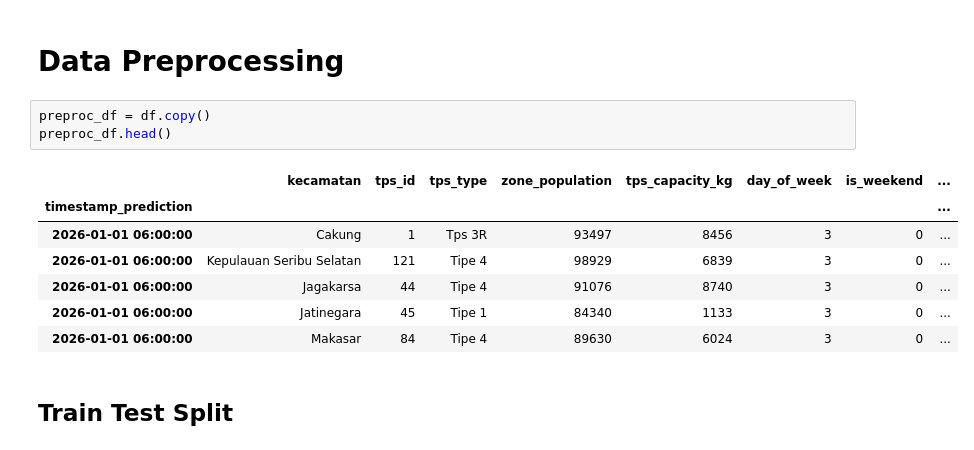
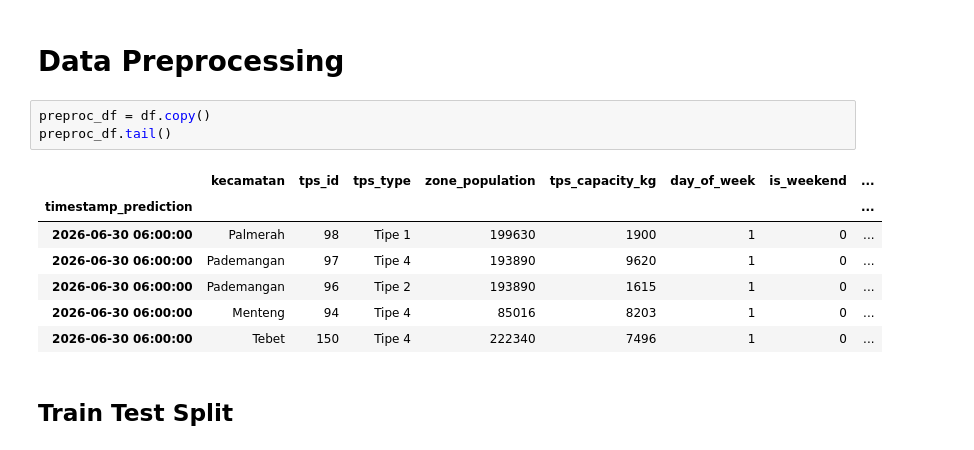
Before and after one commit to Falrafa4/samling-ai, a Jupyter notebook: backend/app/ai/models/waste_volume/Waste Volume Predictions.ipynb, the cells around one changed output. Cells and saved outputs as stored; diff of their text form.

```diff
--- a/backend/app/ai/models/waste_volume/Waste Volume Predictions.ipynb
+++ b/backend/app/ai/models/waste_volume/Waste Volume Predictions.ipynb
@@ -204,15 +204,15 @@ plt.show()
 # **Data Preprocessing**
 # %%
 preproc_df = df.copy()
-preproc_df.head()
+preproc_df.tail()
 # %% [output]
 |  | kecamatan | tps_id | tps_type | zone_population | tps_capacity_kg | day_of_week | is_weekend | ... |
 | timestamp_prediction |  |  |  |  |  |  |  | ... |
-| 2026-01-01 06:00:00 | Cakung | 1 | Tps 3R | 93497 | 8456 | 3 | 0 | ... |
-| 2026-01-01 06:00:00 | Kepulauan Seribu Selatan | 121 | Tipe 4 | 98929 | 6839 | 3 | 0 | ... |
-| 2026-01-01 06:00:00 | Jagakarsa | 44 | Tipe 4 | 91076 | 8740 | 3 | 0 | ... |
-| 2026-01-01 06:00:00 | Jatinegara | 45 | Tipe 1 | 84340 | 1133 | 3 | 0 | ... |
-| 2026-01-01 06:00:00 | Makasar | 84 | Tipe 4 | 89630 | 6024 | 3 | 0 | ... |
+| 2026-06-30 06:00:00 | Palmerah | 98 | Tipe 1 | 199630 | 1900 | 1 | 0 | ... |
+| 2026-06-30 06:00:00 | Pademangan | 97 | Tipe 4 | 193890 | 9620 | 1 | 0 | ... |
+| 2026-06-30 06:00:00 | Pademangan | 96 | Tipe 2 | 193890 | 1615 | 1 | 0 | ... |
+| 2026-06-30 06:00:00 | Menteng | 94 | Tipe 4 | 85016 | 8203 | 1 | 0 | ... |
+| 2026-06-30 06:00:00 | Tebet | 150 | Tipe 4 | 222340 | 7496 | 1 | 0 | ... |
 # %% [markdown]
 ## **Train Test Split**
 # %%
```
Also changed, not shown: parts of 17 cells of this notebook, 8 other files.
